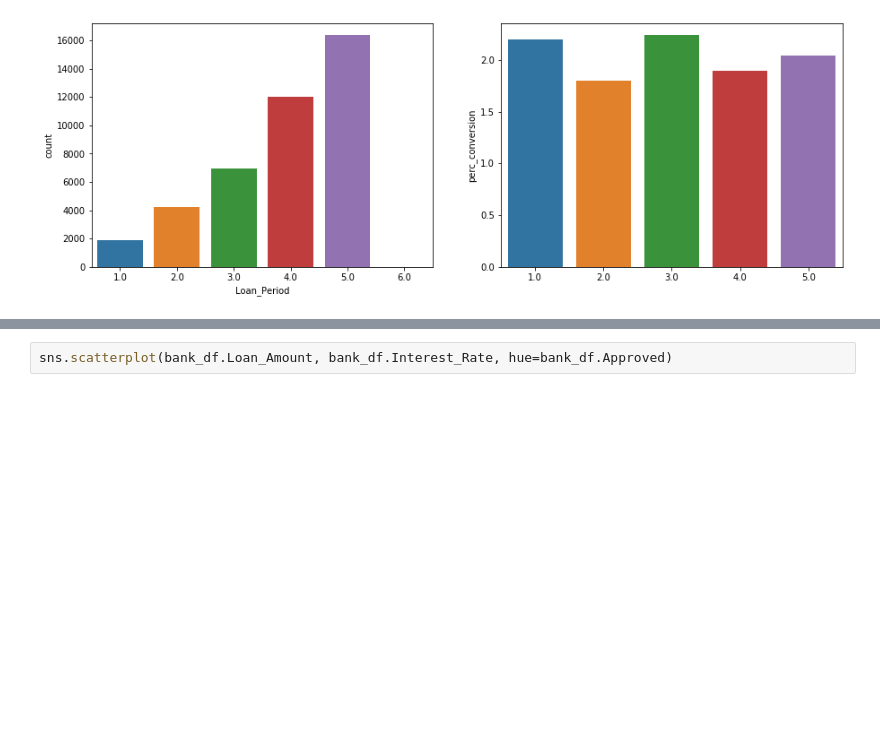
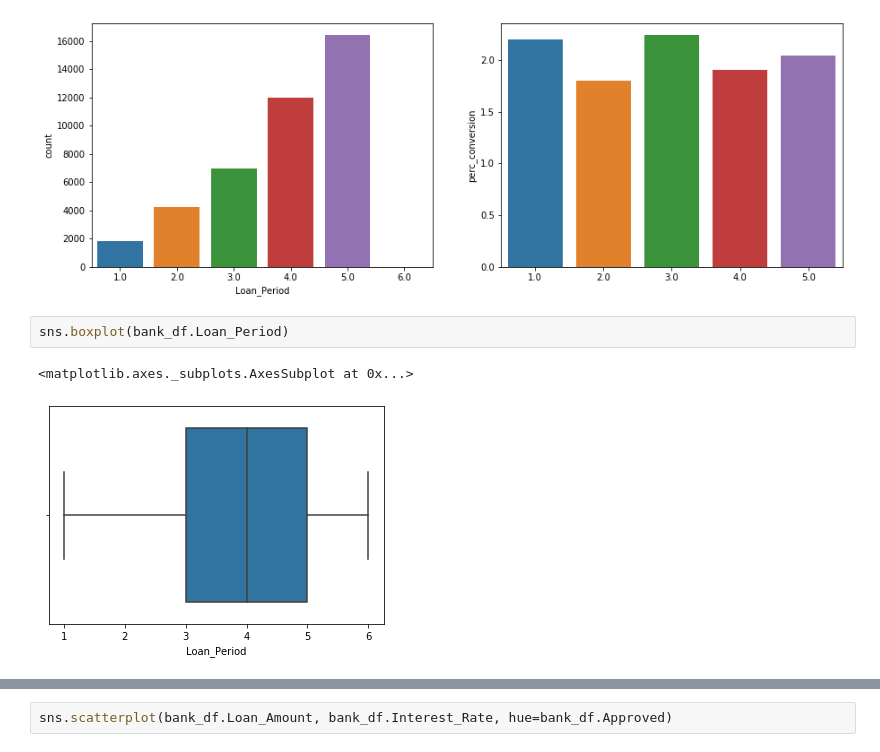
Before and after one commit to sasi0212/Bank-Lead-Conversion, a Jupyter notebook: Bank_Lead_Conversion.ipynb, the cells around one changed output, grey strips where cells are left out. Drawn from its saved outputs; the diff is of its cells as text; blank space fills up the shorter version.

```diff
--- a/Bank_Lead_Conversion.ipynb
+++ b/Bank_Lead_Conversion.ipynb
@@ -208,6 +270,11 @@ get_perc_conv_for_cat_features('Source_Category')
 get_perc_conv_for_cat_features('Loan_Period')
 # %% [output]
 [figure]
+# %%
+sns.boxplot(bank_df.Loan_Period)
+# %% [output]
+<matplotlib.axes._subplots.AxesSubplot at 0x...>
+[figure, added]
 # %%
 fig, ax = plt.subplots(1,2,figsize=(15,5))
 sns.violinplot(bank_df.Employer_Category1, bank_df.Monthly_Income, ax=ax[0])
```
Also changed, not shown: parts of 114 cells of this notebook.
